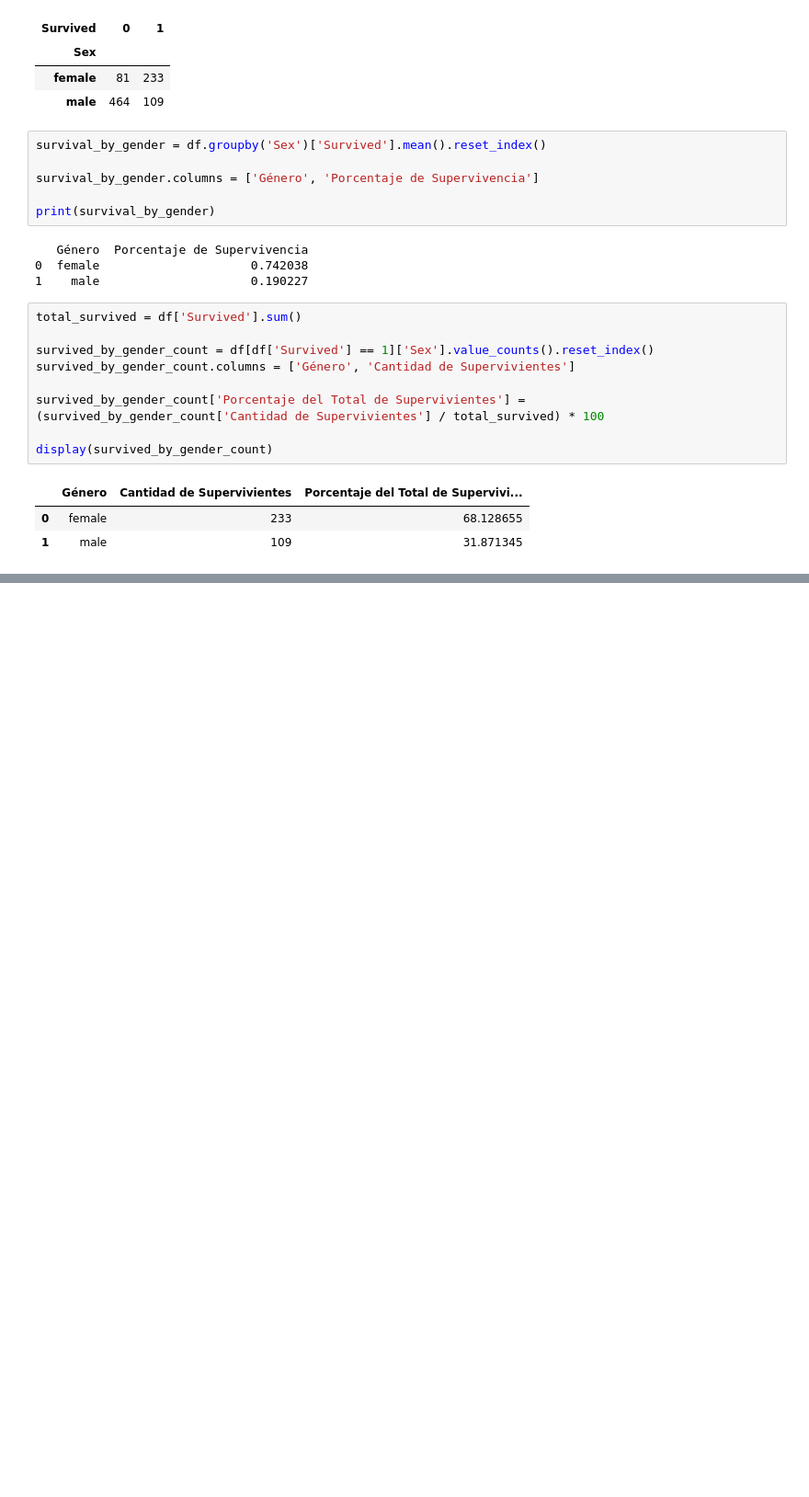
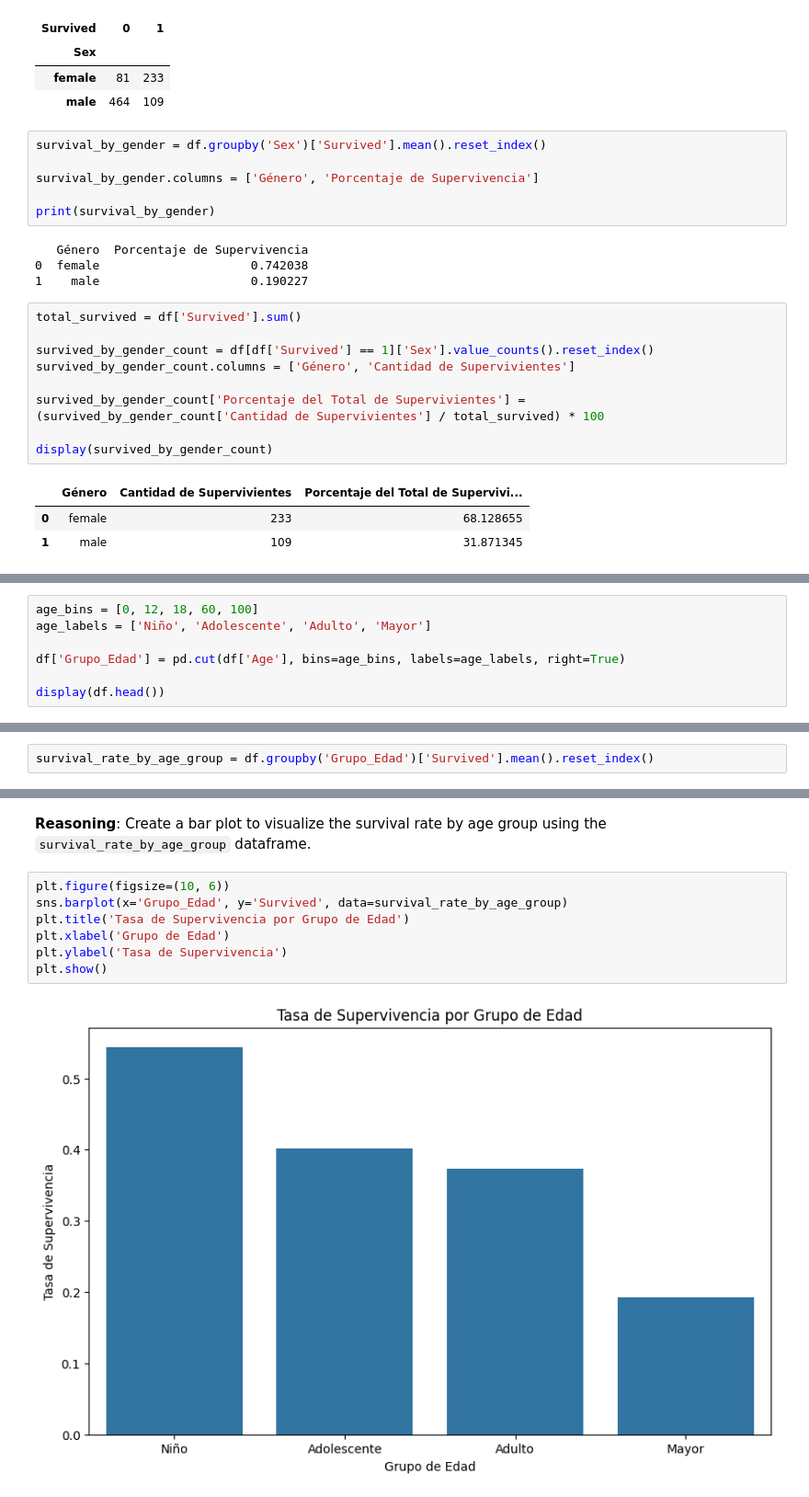
Before and after one commit to Javier-16/Titanic-datos, a Jupyter notebook: Titanic.ipynb, the cells around one changed output, grey strips where cells are left out. Shown: that part at 92% size. Saved outputs shown, nothing was run; the diff lists cells and outputs as text; blank space fills up the shorter version.

```diff
--- a/Titanic.ipynb
+++ b/Titanic.ipynb
@@ -122,0 +152,7 @@ display(survived_by_gender_count)
+# %%
+age_bins = [0, 12, 18, 60, 100]
+age_labels = ['Niño', 'Adolescente', 'Adulto', 'Mayor']
+
+df['Grupo_Edad'] = pd.cut(df['Age'], bins=age_bins, labels=age_labels, right=True)
+
+display(df.head())
@@ -122,0 +174,2 @@ display(survived_by_gender_count)
+# %%
+survival_rate_by_age_group = df.groupby('Grupo_Edad')['Survived'].mean().reset_index()
@@ -122,0 +192,12 @@ display(survived_by_gender_count)
+# %% [markdown]
+**Reasoning**:
+Create a bar plot to visualize the survival rate by age group using the `survival_rate_by_age_group` dataframe.
+# %%
+plt.figure(figsize=(10, 6))
+sns.barplot(x='Grupo_Edad', y='Survived', data=survival_rate_by_age_group)
+plt.title('Tasa de Supervivencia por Grupo de Edad')
+plt.xlabel('Grupo de Edad')
+plt.ylabel('Tasa de Supervivencia')
+plt.show()
+# %% [output]
+[figure, added]
```
Also changed, not shown: parts of 17 cells of this notebook.
